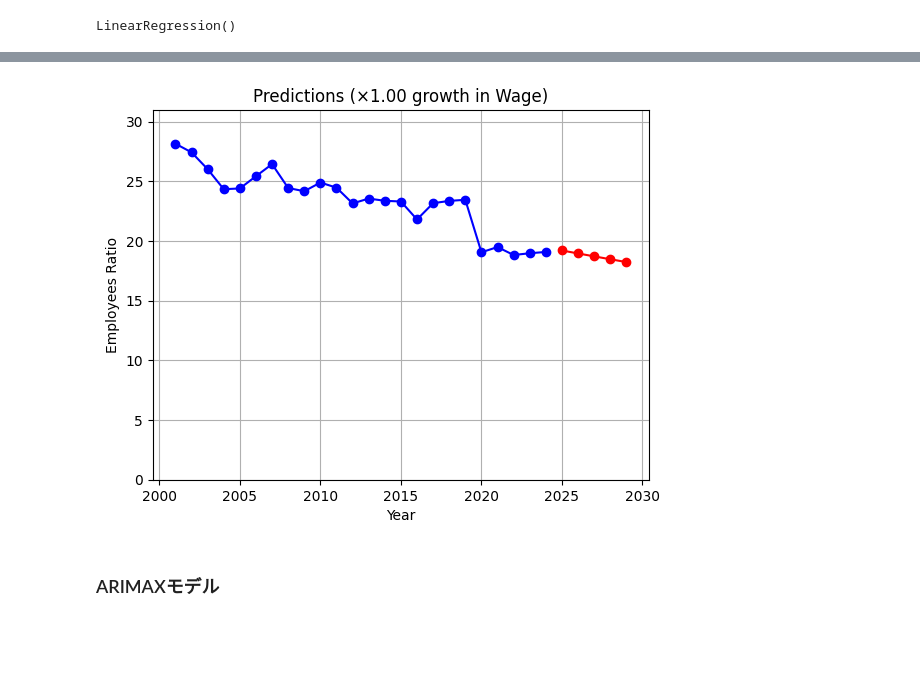
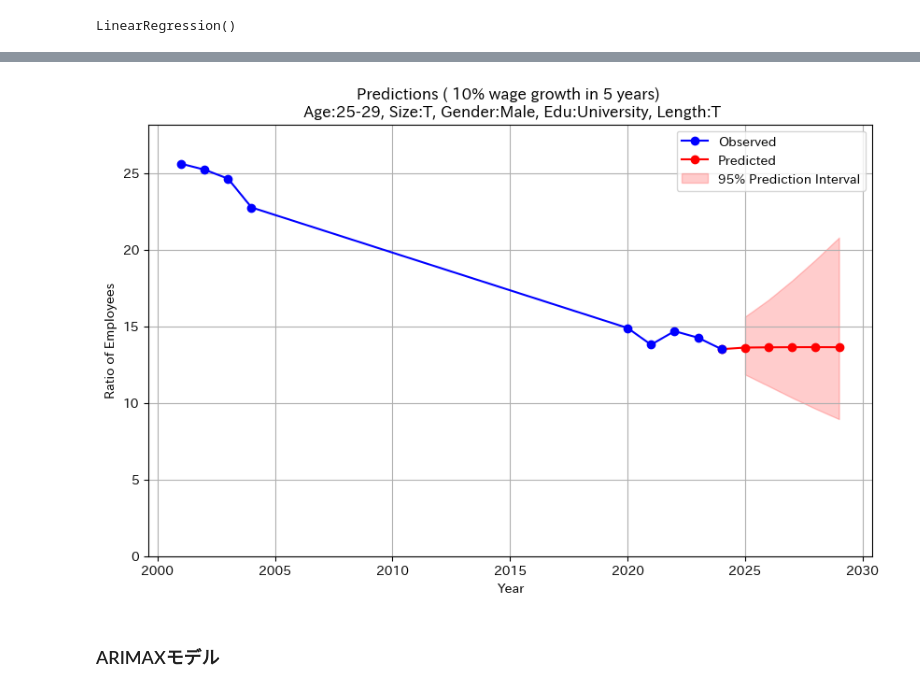
Before and after one commit to M-Yusei1001/K417_Capstone_G9, a Jupyter notebook: predict.ipynb, the cells around one changed output, grey strips where cells are left out. Cells and saved outputs as stored; diff of their text form; code cells hidden in the pictures; blank space fills up the shorter version.

```diff
--- a/predict.ipynb
+++ b/predict.ipynb
@@ -15,6 +33,7 @@ df.head()
 # %%
-df = df[(df["age_group"] == "25-29") &
-        (df["company_size"] == "T") &
-        (df["gender"] == "Total") &
-        (df["education_level"] == "Total") &
-        (df["service_length"] == "T")]
+df = data[(data["age_group"] == age_group) &
+        (data["company_size"] == company_size) &
+        (data["gender"] == gender) &
+        (data["education_level"] == education_level) &
+        (data["service_length"] == service_length)]
+df[df["year"] == 2024].head()
@@ -90,12 +158,16 @@ print(f"年の係数: {model.coef_[0][1]}")
 # %%
 # 2035年までの予測
-# total_annual_income_ratioを、前年の1.01倍にしていく
+# total_annual_income_ratioが、future_years年間で +percentage % になると仮定
+percentage = 10  # future_years全体での増加率
 future_years = 5
 curr_wage = df["total_annual_income_ratio"].iloc[-1]
 last_year = df["year"].iloc[-1]
 min_year = df["year"].min()
 
-future_wage_up = [curr_wage * (1.0 ** i) for i in range(1, future_years + 1)]
+# 目標賃金比率を計算し、そこに向けて線形に増加させると仮定
+target_wage = curr_wage * (1 + percentage / 100)
+future_wage_up = np.linspace(curr_wage, target_wage, future_years + 1)[1:]
+
 future_years_list = [last_year + i for i in range(1, future_years + 1)]
 
 # 学習時と同様に、yearから最小年を引いて正規化する
@@ -120,20 +212,64 @@ Year: 2029, Predicted Total Annual Income Ratio: 96.37, Predicted Number of Empl
 # %%
 # 予測を結合してプロット
 # 2025年以降は赤色にする
+import scipy.stats as stats
+
+# --- 95%予測区間の計算 ---
+# 1. 学習データの残差と標準誤差を計算
+y_train_pred = model.predict(X)
+# yはDataFrameなのでflattenして1次元配列にする
+residuals = y.values.flatten() - y_train_pred.flatten()
+n = len(residuals)
+p = X.shape[1]  # 特徴量の数
+dof = n - p - 1 # 自由度
+sigma = np.sqrt(np.sum(residuals**2) / dof) # 残差の標準誤差
+
+# 2. デザイン行列の作成 (切片項を追加)
+X_design = np.hstack([np.ones((n, 1)), X.values])
+XtX_inv = np.linalg.inv(np.dot(X_design.T, X_design))
+
+# 3. 将来データの予測区間を計算
+t_value = stats.t.ppf(0.975, dof) # 95%信頼区間のt値 (両側)
+prediction_intervals = []
+
+for i in range(len(X_future)):
+    x0 = np.hstack([1, X_future.iloc[i].values]) # 切片項を追加
+    # 予測値の分散 = sigma^2 * (1 + x0^T * (X^T X)^-1 * x0)
+    var_pred = sigma**2 * (1 + np.dot(np.dot(x0, XtX_inv), x0.T))
+    se_pred = np.sqrt(var_pred)
+    prediction_intervals.append(t_value * se_pred)
+
+prediction_intervals = np.array(prediction_intervals)
+
+# 4. 対数スケールから元のスケールに戻す
+# y_future_pred は前のセルで計算されている (対数スケール)
+y_pred_log = model.predict(X_future).flatten()
+lower_bound = np.exp(y_pred_log - prediction_intervals)
+upper_bound = np.exp(y_pred_log + prediction_intervals)
+# ---------------------------
 
 all_years = df["year"].tolist() + future_years_list
 future_y = y_future_pred_exp
 all_num_employees_ratio = df["num_of_employees_ratio"].tolist() + future_y.flatten().tolist()
-plt.plot(all_years[:len(df)], all_num_employees_ratio[:len(df)], marker='o', color='blue')
-plt.plot(all_years[len(df):], all_num_employees_ratio[len(df):], marker='o', color='red')
+
+plt.figure(figsize=(10, 6))
+# zorderを指定して、Observedを手前に表示 (zorderが大きいほど手前)
+plt.plot(all_years[:len(df)], all_num_employees_ratio[:len(df)], marker='o', color='blue', label='Observed', zorder=10)
+# 接続するために、実データの最後の点を含めてプロットする
+plt.plot(all_years[len(df)-1:], all_num_employees_ratio[len(df)-1:], marker='o', color='red', label='Predicted', zorder=5)
+
+# 信頼区間（予測区間）のプロット
+plt.fill_between(future_years_list, lower_bound, upper_bound, color='red', alpha=0.2, label='95% Prediction Interval', zorder=1)
+
 plt.xlabel("Year")
-plt.ylabel("Employees Ratio")
-plt.title("Predictions (×1.00 growth in Wage)")
-plt.ylim(0, max(all_num_employees_ratio) * 1.1)
+plt.ylabel("Ratio of Employees")
+plt.title(f"Predictions ( {percentage}% wage growth in {future_years} years) \n Age:{age_group}, Size:{company_size}, Gender:{gender}, Edu:{education_level}, Length:{service_length}")
+plt.ylim(0, max(max(all_num_employees_ratio), max(upper_bound)) * 1.1)
 plt.grid(True)
+plt.legend()
 plt.show()
 # %% [output]
-[figure, old version]
+[figure, new version]
 # %% [markdown]
 ### ARIMAXモデル
 # %%
```
Also changed, not shown: parts of 20 cells of this notebook, 4 other files.
